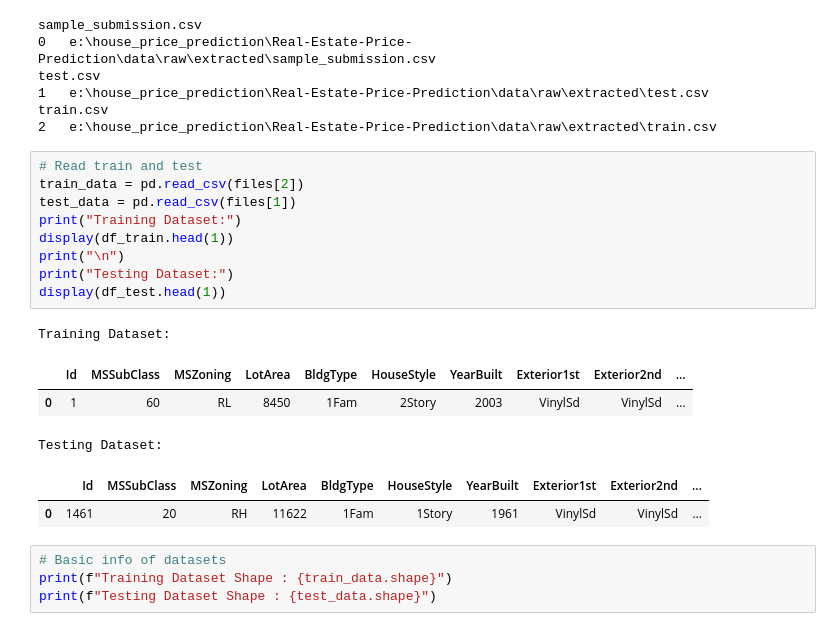
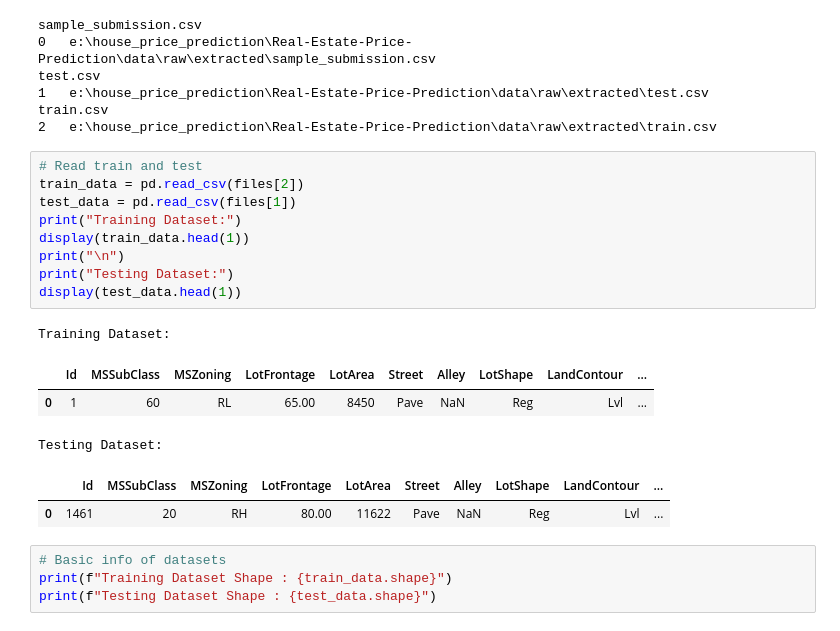
Before and after one commit to annugit1655/Real-Estate-Price-Prediction, a Jupyter notebook: Real-Estate-Price-Prediction/notebooks/EDA-house-part-2.ipynb, the cells around one changed output. Saved outputs shown, nothing was run; the diff lists cells and outputs as text.

Commit message:
'features_over_year'

```diff
--- a/Real-Estate-Price-Prediction/notebooks/EDA-house-part-2.ipynb
+++ b/Real-Estate-Price-Prediction/notebooks/EDA-house-part-2.ipynb
@@ -88,19 +88,19 @@ train.csv
 # %%
 # Read train and test
 train_data = pd.read_csv(files[2])
 test_data = pd.read_csv(files[1])
 print("Training Dataset:")
-display(df_train.head(1))
+display(train_data.head(1))
 print("\n")
 print("Testing Dataset:")
-display(df_test.head(1))
+display(test_data.head(1))
 # %% [output]
 Training Dataset:
-|  | Id | MSSubClass | MSZoning | LotArea | BldgType | HouseStyle | YearBuilt | Exterior1st | Exterior2nd | ... |
-| 0 | 1 | 60 | RL | 8450 | 1Fam | 2Story | 2003 | VinylSd | VinylSd | ... |
+|  | Id | MSSubClass | MSZoning | LotFrontage | LotArea | Street | Alley | LotShape | LandContour | ... |
+| 0 | 1 | 60 | RL | 65.00 | 8450 | Pave | NaN | Reg | Lvl | ... |
 Testing Dataset:
-|  | Id | MSSubClass | MSZoning | LotArea | BldgType | HouseStyle | YearBuilt | Exterior1st | Exterior2nd | ... |
-| 0 | 1461 | 20 | RH | 11622 | 1Fam | 1Story | 1961 | VinylSd | VinylSd | ... |
+|  | Id | MSSubClass | MSZoning | LotFrontage | LotArea | Street | Alley | LotShape | LandContour | ... |
+| 0 | 1461 | 20 | RH | 80.00 | 11622 | Pave | NaN | Reg | Lvl | ... |
 # %%
 # Basic info of datasets
 print(f"Training Dataset Shape : {train_data.shape}")
```
Also changed, not shown: parts of 12 cells of this notebook.
